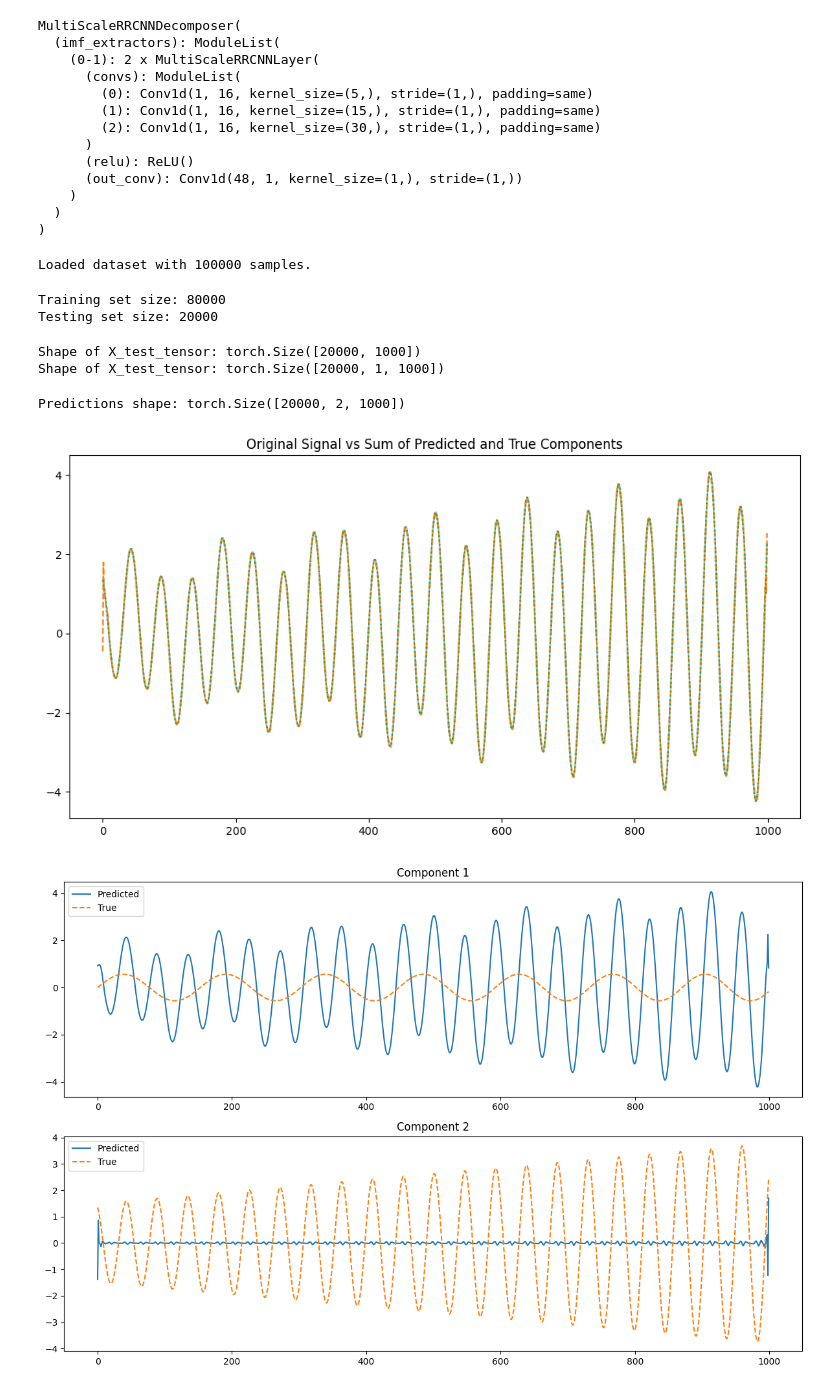
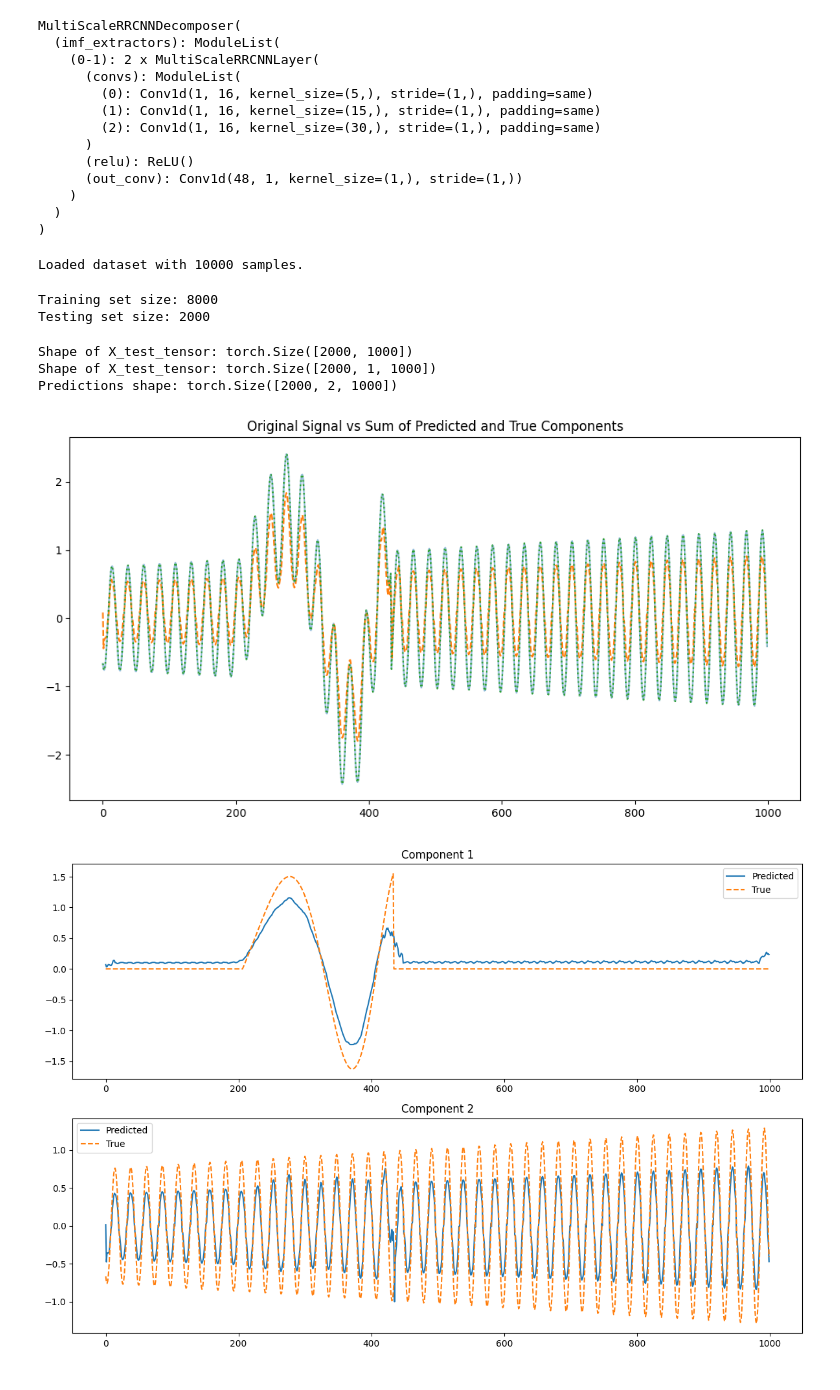
Before and after one commit to KJMvanderHorst/thesis, a Jupyter notebook: notebooks/model_testing_notebook.ipynb, the cells around one changed output. Saved outputs shown, nothing was run; the diff lists cells and outputs as text; code cells hidden in the pictures.

```diff
--- a/notebooks/model_testing_notebook.ipynb
+++ b/notebooks/model_testing_notebook.ipynb
@@ -21,7 +21,7 @@ from src.models.base_model import RRCNNDecomposer
 from src.models.base_model import MultiScaleRRCNNDecomposer
 
 # Specify the path to the saved model checkpoint
-model_path = "/Users/kaspervanderhorst/Desktop/thesis/models/nonstationary_reconstruction_fr_energy_ordering_bands.pth"
+model_path = "/Users/kaspervanderhorst/Desktop/thesis/models/nonstationary_model.pth"
 # Load the model
 model = MultiScaleRRCNNDecomposer()  # Adjust parameters as per your model
 model.load_state_dict(torch.load(model_path))
@@ -43,7 +43,7 @@ MultiScaleRRCNNDecomposer(
 )
 # %%
 # Resolve the dataset path
-dataset_path = "/Users/kaspervanderhorst/Desktop/thesis/src/data/data_storage/composite_signals_20250514T201356.npz"
+dataset_path = "/Users/kaspervanderhorst/Desktop/thesis/src/data/data_storage/composite_signals_20250514T210032.npz"
 
 # Load the dataset
 data = np.load(dataset_path)
@@ -52,7 +52,7 @@ y = data['components']  # Ground truth components
 
 print(f"Loaded dataset with {X.shape[0]} samples.")
 # %% [output]
-Loaded dataset with 100000 samples.
+Loaded dataset with 10000 samples.
 # %%
 # Train-Test Split
 from sklearn.model_selection import train_test_split
@@ -63,8 +63,8 @@ X_train, X_test, y_train, y_test = train_test_split(X, y, test_size=0.2, random_
 print(f"Training set size: {X_train.shape[0]}")
 print(f"Testing set size: {X_test.shape[0]}")
 # %% [output]
-Training set size: 80000
-Testing set size: 20000
+Training set size: 8000
+Testing set size: 2000
 # %%
 # Make Predictions
 # Convert test data to PyTorch tensors
@@ -79,35 +79,35 @@ with torch.no_grad():
 
 print("Predictions shape:", predictions.shape)
 # %% [output]
-Shape of X_test_tensor: torch.Size([20000, 1000])
-Shape of X_test_tensor: torch.Size([20000, 1, 1000])
+Shape of X_test_tensor: torch.Size([2000, 1000])
+Shape of X_test_tensor: torch.Size([2000, 1, 1000])
+Predictions shape: torch.Size([2000, 2, 1000])
-Predictions shape: torch.Size([20000, 2, 1000])
 # %%
 # Inspect Decompositions
 # Visualize the decompositions predicted by the model and compare them to the ground truth
 
 # Select a sample to visualize
-sample_idx = 19
+sample_idx = 22
 predicted_components = predictions[sample_idx].numpy()
 true_components = y_test[sample_idx]
 
 plt.figure(figsize=(12, 6))
 plt.plot(X_test[sample_idx], label="Original Signal", alpha=0.5)
 plt.plot(np.sum(predicted_components, axis=0), label="Sum of Predicted Components", linestyle="dashed")
 plt.plot(np.sum(true_components, axis=0), label="Sum of True Components", linestyle="dotted")
 plt.title("Original Signal vs Sum of Predicted and True Components")
 # Plot the predicted and true components
 num_components = predicted_components.shape[0]
 plt.figure(figsize=(12, 8))
 for i in range(num_components):
     plt.subplot(num_components, 1, i + 1)
     plt.plot(predicted_components[i], label="Predicted")
     plt.plot(true_components[i], label="True", linestyle="dashed")
     plt.title(f"Component {i + 1}")
     plt.legend()
 
 plt.tight_layout()
 plt.show()
 # %% [output]
-[figure, old version]
+[figure, new version]
-[figure, old version]
+[figure, new version]
```
Also changed, not shown: 8 other files.
